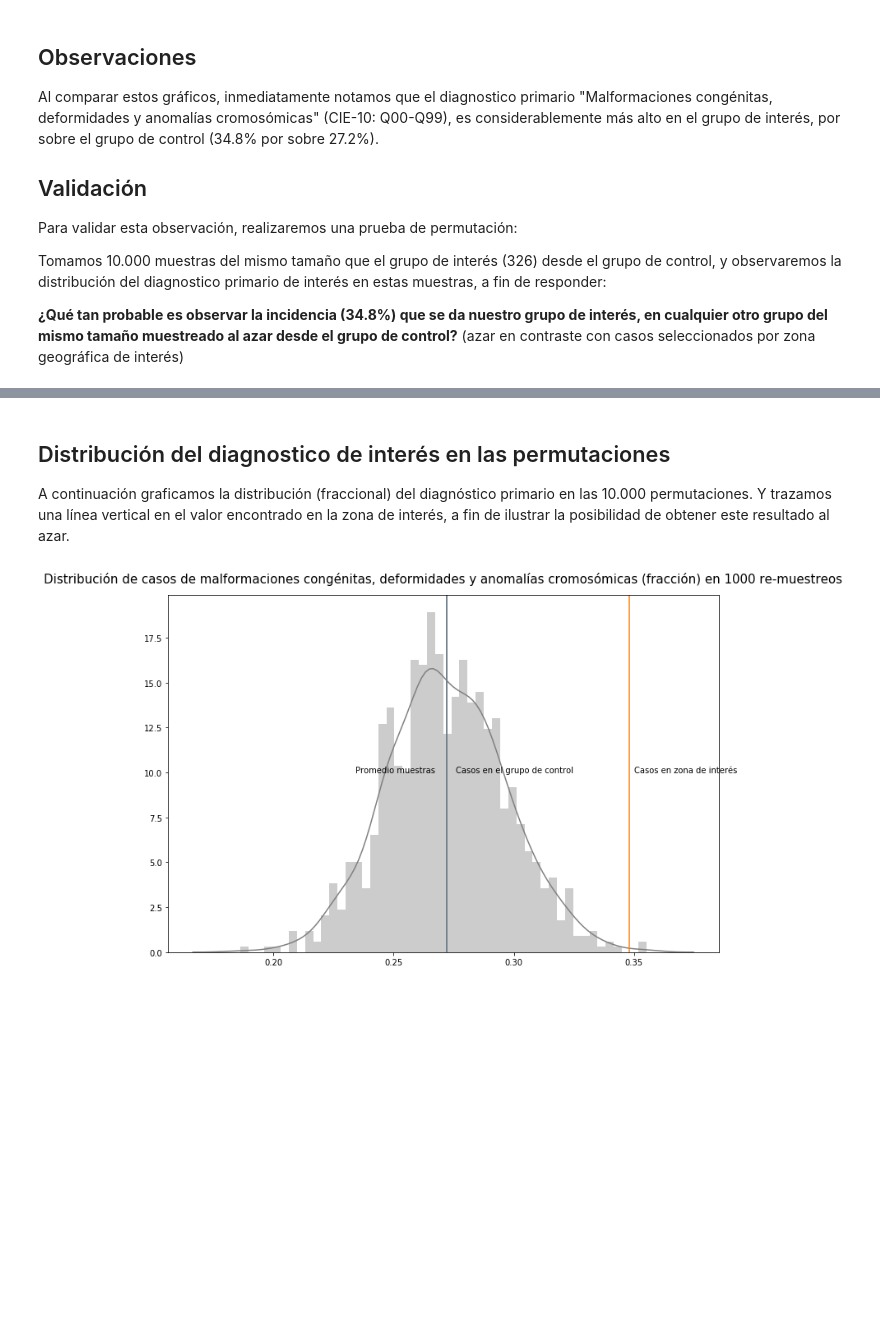
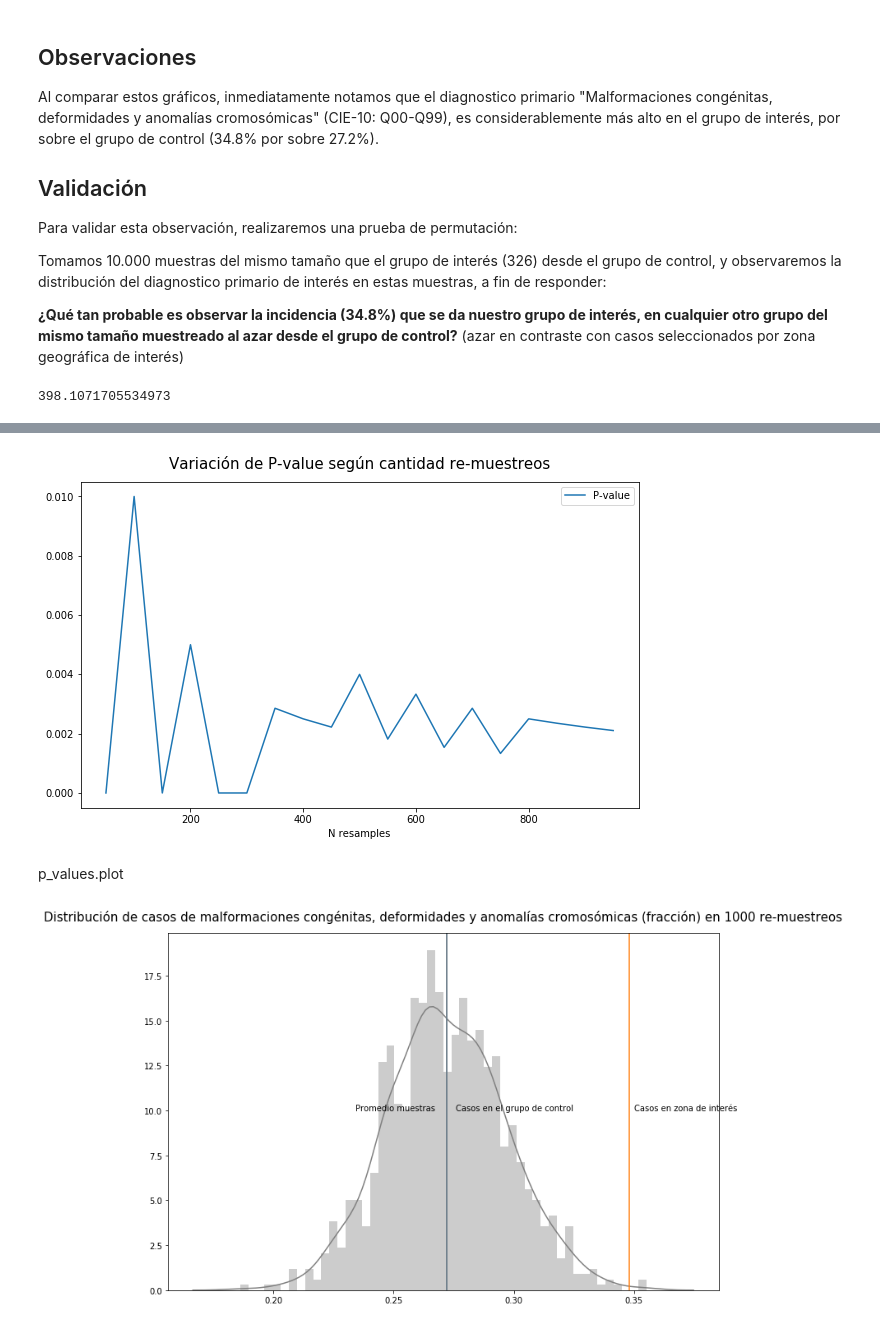
Before and after one commit to verasativa/zonacritica, a Jupyter notebook: readme.ipynb, the cells around one changed output, grey strips where cells are left out. Cells and saved outputs as stored; diff of their text form; code cells hidden in the pictures; blank space fills up the shorter version.

```diff
--- a/readme.ipynb
+++ b/readme.ipynb
@@ -25,13 +25,13 @@ import json, os
 
 # Locals v/s floydhub
 if 'TERM_PROGRAM' in os.environ:
-    input_path = '../datasets/'
+    input_path = '../datasets/defunciones-decoded/'
 else:
     input_path = '/floyd/input/'
 
 # Dtypes
 # Load dtypes from json
-with open('dtypes.json') as json_data:
+with open(input_path + 'dtypes.json') as json_data:
     read_dtypes = json.load(json_data)
 date_fields = []
 
@@ -44,10 +44,10 @@ for col in read_dtypes:
 for field in date_fields:
     del read_dtypes[field]
 
-defunciones = pd.read_csv('defunciones-deis-1998-2016-parsed-1M.csv', dtype=read_dtypes, parse_dates=date_fields,index_col=0)
+defunciones = pd.read_csv(input_path + 'defunciones-deis-1998-2016-parsed-1M.csv', dtype=read_dtypes, parse_dates=date_fields,index_col=0)
 
 # Load cie-10 codes
-cie10 = pd.read_csv('cie-10.csv').set_index('code')
+cie10 = pd.read_csv(input_path + 'cie-10.csv').set_index('code')
 def describe_cie10_index(Series):
     tmp = pd.Series()
     for row in Series.items():
@@ -136,21 +139,41 @@ Para validar esta observación, realizaremos una prueba de permutación:
 Tomamos 10.000 muestras del mismo tamaño que el grupo de interés (326) desde el grupo de control, y observaremos la distribución del diagnostico primario de interés en estas muestras, a fin de responder:
 
 __¿Qué tan probable es observar la incidencia (34.8%) que se da nuestro grupo de interés, en cualquier otro grupo del mismo tamaño muestreado al azar desde el grupo de control?__ (azar en contraste con casos seleccionados por zona geográfica de interés)
+# %%
+10 ** 2.6
+# %% [output]
+398.1071705534973
 # %%
 from tqdm.auto import tqdm
 sample_size = defunciones_test.shape[0] # 326
-
-n_simulaciones = 1000
+n_simulaciones = 10 ** 3
 simulaciones = []
 for i in tqdm(range(n_simulaciones), unit='muestras'):
     sample = defunciones_control.sample(n=sample_size, random_state=i).primary_code_0.value_counts()[:top_n]
     simulaciones.append(sample['Q00-Q99']/sample.sum()) # Malformaciones congénitas, deformidades y anomalías cromosómicas
 simulaciones = pd.DataFrame(simulaciones, columns=['fraccion'])
+simulaciones.to_pickle('simulaciones{}.pk'.format(n_simulaciones))
 # %% [output]
 [interactive output not drawn]
-# %% [markdown]
-## Distribución del diagnostico de interés en las permutaciones
-A continuación graficamos la distribución (fraccional) del diagnóstico primario en las 10.000 permutaciones. Y trazamos una línea vertical en el valor encontrado en la zona de interés, a fin de ilustrar la posibilidad de obtener este resultado al azar.
+# %%
+#simulaciones = pd.read_pickle()
+p_values = pd.DataFrame()
+step = 50
+for n_samples in range(step, n_simulaciones, step):
+    current_sample_set = simulaciones.sample(n=n_samples)
+    pvalue = current_sample_set.query('fraccion > .348').shape[0] / current_sample_set.shape[0]
+    data = {
+        'N resamples': current_sample_set.shape[0],
+        'P-value': pvalue
+    }
+    p_values = p_values.append(data, ignore_index=True)
+# %%
+foo = p_values.set_index('N resamples').plot(figsize=(10,6)).set_title('Variación de P-value según cantidad re-muestreos', size=15, y=1.02)
+#p_values.plot(x='n_samplings')
+# %% [output]
+[figure, added]
+# %% [markdown]
+p_values.plot
 # %%
 import seaborn as sns
 import matplotlib.pyplot as plt
```
Also changed, not shown: parts of 2 cells of this notebook.
